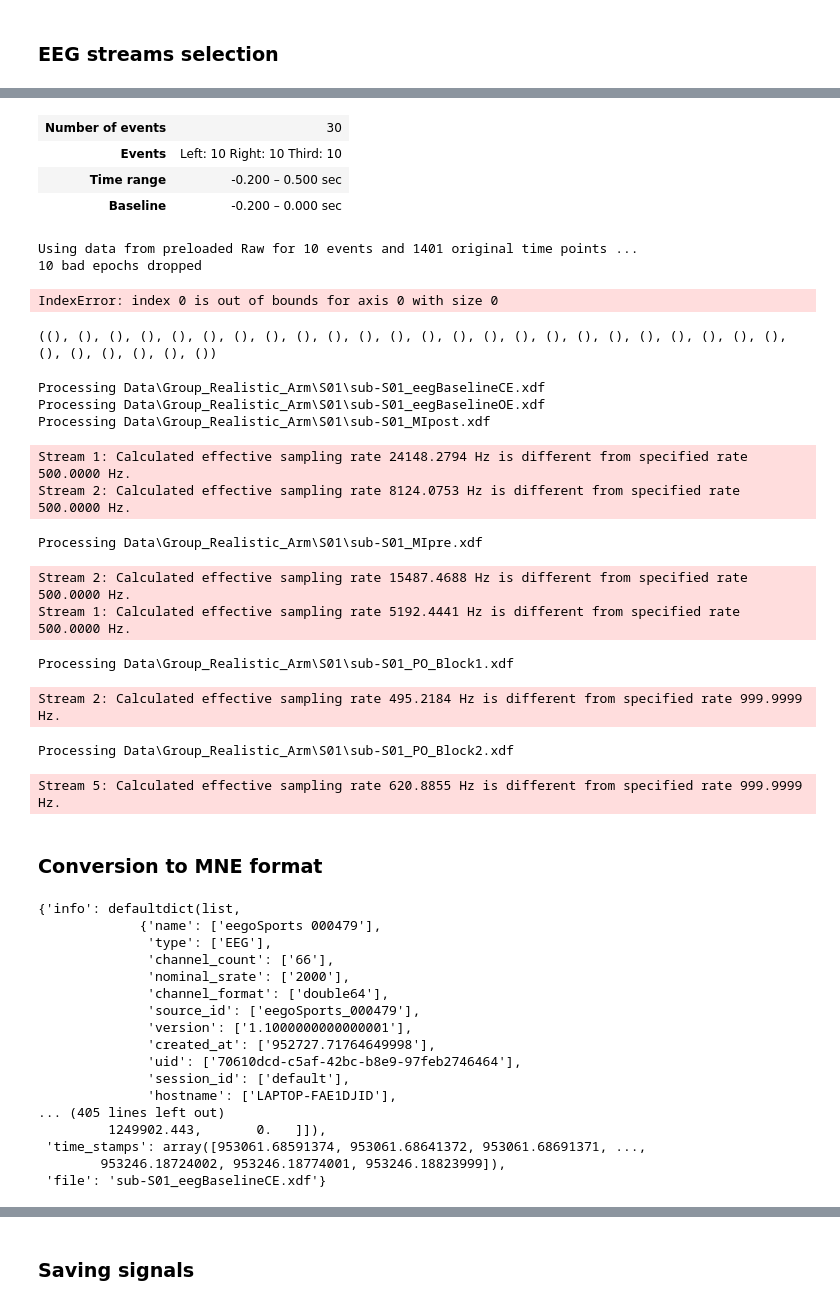
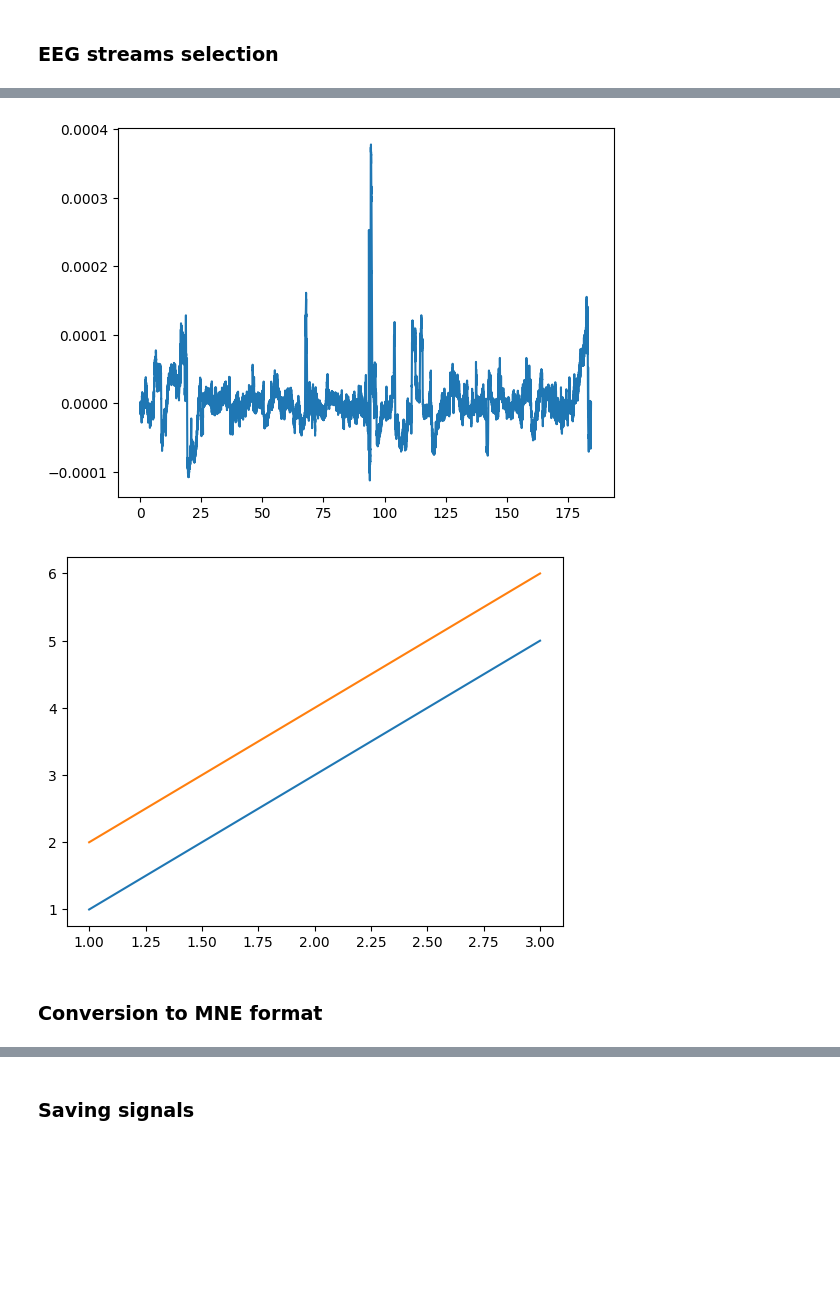
Before and after one commit to Mrwn-H/TNE-Project, a Jupyter notebook: preprocessing.ipynb, the cells around one changed output, grey strips where cells are left out. Cells and saved outputs as stored; diff of their text form; code cells hidden in the pictures; blank space fills up the shorter version.

```diff
--- a/preprocessing.ipynb
+++ b/preprocessing.ipynb
@@ -173,32 +198,15 @@ Applying baseline correction (mode: mean)
-# %%
-epochs
-# %% [output]
-| Number of events | 30 |
-| Events | Left: 10 Right: 10 Third: 10 |
-| Time range | -0.200 – 0.500 sec |
-| Baseline | -0.200 – 0.000 sec |
-# %%
-print(epochs['Left'].plot())
-# %% [output]
-Using data from preloaded Raw for 10 events and 1401 original time points ...
-10 bad epochs dropped
-IndexError: index 0 is out of bounds for axis 0 with size 0
-# %%
-print(epochs.drop_log)
-# %% [output]
-((), (), (), (), (), (), (), (), (), (), (), (), (), (), (), (), (), (), (), (), (), (), (), (), (), (), (), (), (), ())
-# %%
-eeg_files = select_eegs(xdf_files)
-# %% [output]
-Processing Data\Group_Realistic_Arm\S01\sub-S01_eegBaselineCE.xdf
-Processing Data\Group_Realistic_Arm\S01\sub-S01_eegBaselineOE.xdf
-Processing Data\Group_Realistic_Arm\S01\sub-S01_MIpost.xdf
-Stream 1: Calculated effective sampling rate 24148.2794 Hz is different from specified rate 500.0000 Hz.
-Stream 2: Calculated effective sampling rate 8124.0753 Hz is different from specified rate 500.0000 Hz.
-Processing Data\Group_Realistic_Arm\S01\sub-S01_MIpre.xdf
-Stream 2: Calculated effective sampling rate 15487.4688 Hz is different from specified rate 500.0000 Hz.
-Stream 1: Calculated effective sampling rate 5192.4441 Hz is different from specified rate 500.0000 Hz.
-Processing Data\Group_Realistic_Arm\S01\sub-S01_PO_Block1.xdf
-Stream 2: Calculated effective sampling rate 495.2184 Hz is different from specified rate 999.9999 Hz.
-Processing Data\Group_Realistic_Arm\S01\sub-S01_PO_Block2.xdf
-Stream 5: Calculated effective sampling rate 620.8855 Hz is different from specified rate 999.9999 Hz.
+# %%
+EEG_dict = read_file("Data\Group_Realistic_Arm\S01",'rawBPCAR')
+# %%
+plt.plot(EEG_dict['sub-S01_eegBaselineCE']['rawBPCAR'][1][1],EEG_dict['sub-S01_eegBaselineCE']['rawBPCAR'][1][0][0])
+plt.show()
+# %% [output]
+[figure, added]
+# %%
+
+x = [1, 2, 3]
+y = np.array([[1, 2], [3, 4], [5, 6]])
+plt.plot(x, y)
+plt.show()
+# %% [output]
+[figure, added]
@@ -205,22 +217,2 @@ Stream 5: Calculated effective sampling rate 620.8855 Hz is different from speci
 # %% [markdown]
 ### Conversion to MNE format
-# %%
-eeg_files[0]
-# %% [output]
-{'info': defaultdict(list,
-             {'name': ['eegoSports 000479'],
-              'type': ['EEG'],
-              'channel_count': ['66'],
-              'nominal_srate': ['2000'],
-              'channel_format': ['double64'],
-              'source_id': ['eegoSports_000479'],
-              'version': ['1.1000000000000001'],
-              'created_at': ['952727.71764649998'],
-              'uid': ['70610dcd-c5af-42bc-b8e9-97feb2746464'],
-              'session_id': ['default'],
-              'hostname': ['LAPTOP-FAE1DJID'],
-... (405 lines left out)
-         1249902.443,       0.   ]]),
- 'time_stamps': array([953061.68591374, 953061.68641372, 953061.68691371, ...,
-        953246.18724002, 953246.18774001, 953246.18823999]),
- 'file': 'sub-S01_eegBaselineCE.xdf'}
```
Also changed, not shown: parts of 22 cells of this notebook.
